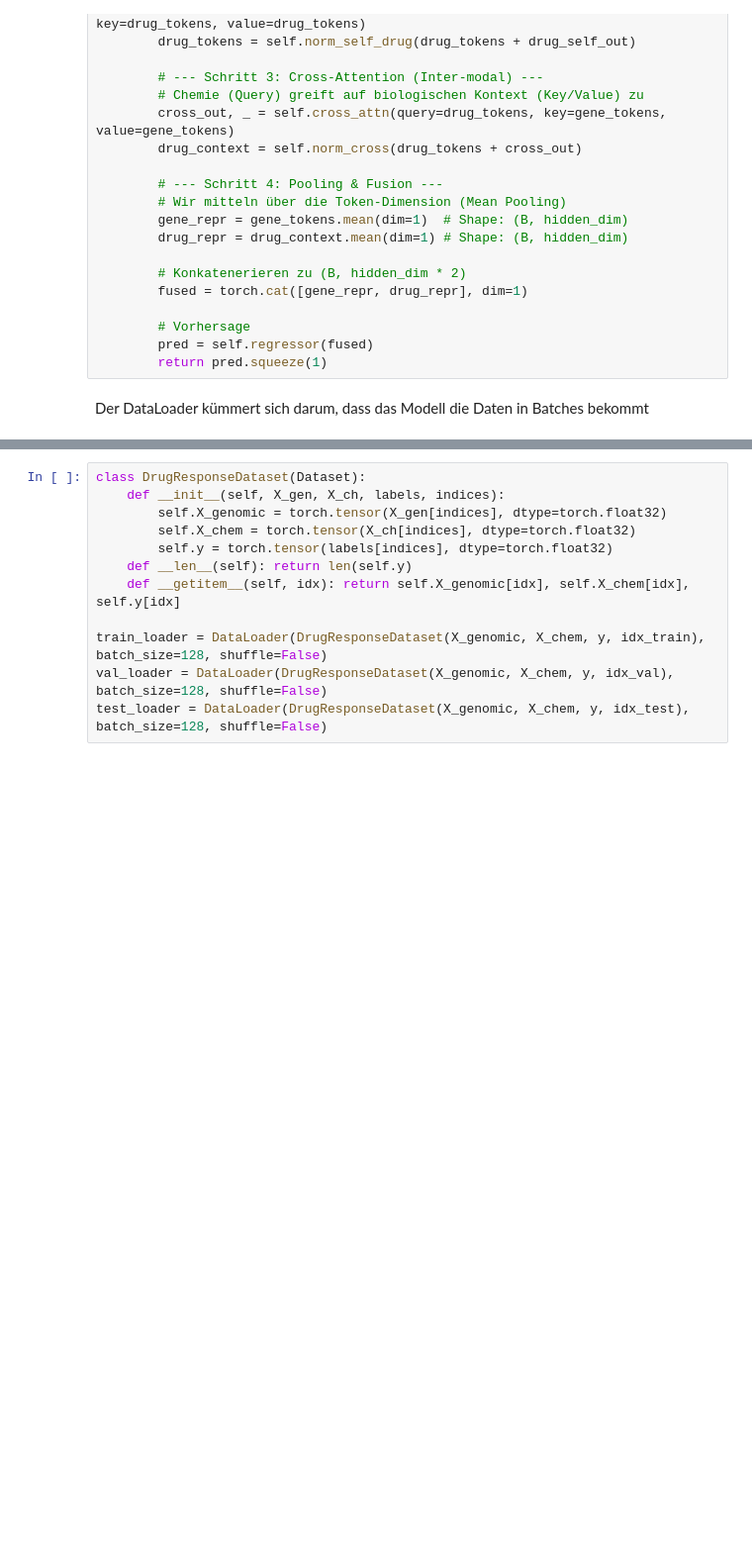
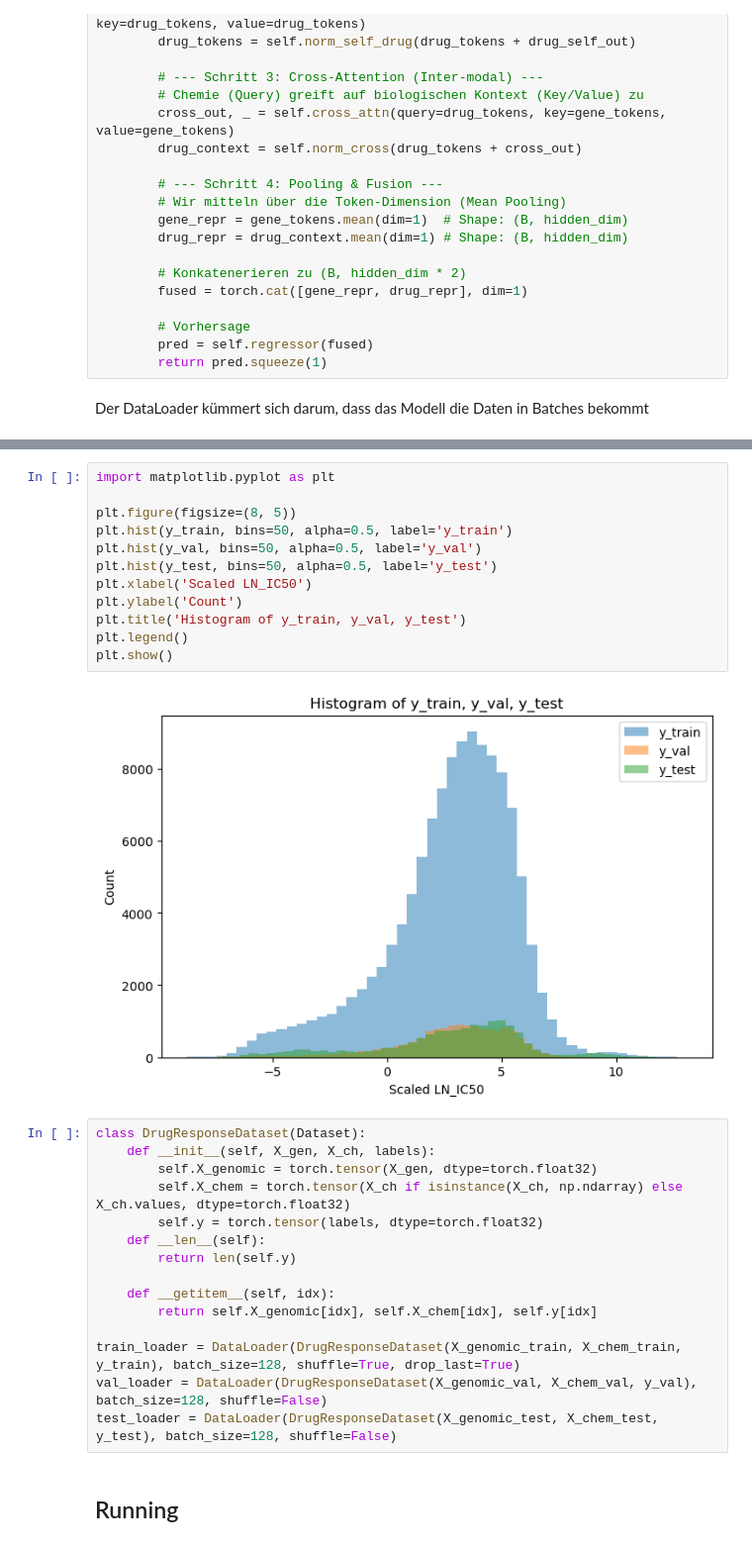
Before and after one commit to s-juross/projekt_genomforschung, a Jupyter notebook: attention-based-fusion.ipynb, the cells around one changed output, grey strips where cells are left out. Shown at 99% size. Cells and saved outputs as stored; diff of their text form; blank space fills up the shorter version.

```diff
--- a/attention-based-fusion.ipynb
+++ b/attention-based-fusion.ipynb
@@ -323,13 +222,32 @@ X_chem_test = chem_scaler.transform(X_chem_test)
+# %%
+import matplotlib.pyplot as plt
+
+plt.figure(figsize=(8, 5))
+plt.hist(y_train, bins=50, alpha=0.5, label='y_train')
+plt.hist(y_val, bins=50, alpha=0.5, label='y_val')
+plt.hist(y_test, bins=50, alpha=0.5, label='y_test')
+plt.xlabel('Scaled LN_IC50')
+plt.ylabel('Count')
+plt.title('Histogram of y_train, y_val, y_test')
+plt.legend()
+plt.show()
+# %% [output]
+[figure, added]
 # %%
 class DrugResponseDataset(Dataset):
-    def __init__(self, X_gen, X_ch, labels, indices):
-        self.X_genomic = torch.tensor(X_gen[indices], dtype=torch.float32)
-        self.X_chem = torch.tensor(X_ch[indices], dtype=torch.float32)
-        self.y = torch.tensor(labels[indices], dtype=torch.float32)
-    def __len__(self): return len(self.y)
-    def __getitem__(self, idx): return self.X_genomic[idx], self.X_chem[idx], self.y[idx]
+    def __init__(self, X_gen, X_ch, labels):
+        self.X_genomic = torch.tensor(X_gen, dtype=torch.float32)
+        self.X_chem = torch.tensor(X_ch if isinstance(X_ch, np.ndarray) else X_ch.values, dtype=torch.float32)
+        self.y = torch.tensor(labels, dtype=torch.float32)
+    def __len__(self):
+        return len(self.y)
 
-train_loader = DataLoader(DrugResponseDataset(X_genomic, X_chem, y, idx_train), batch_size=128, shuffle=False)
-val_loader = DataLoader(DrugResponseDataset(X_genomic, X_chem, y, idx_val), batch_size=128, shuffle=False)
-test_loader = DataLoader(DrugResponseDataset(X_genomic, X_chem, y, idx_test), batch_size=128, shuffle=False)
+    def __getitem__(self, idx):
+        return self.X_genomic[idx], self.X_chem[idx], self.y[idx]
+
+train_loader = DataLoader(DrugResponseDataset(X_genomic_train, X_chem_train, y_train), batch_size=128, shuffle=True, drop_last=True)
+val_loader = DataLoader(DrugResponseDataset(X_genomic_val, X_chem_val, y_val), batch_size=128, shuffle=False)
+test_loader = DataLoader(DrugResponseDataset(X_genomic_test, X_chem_test, y_test), batch_size=128, shuffle=False)
+# %% [markdown]
+## Running
 # %%
```
Also changed, not shown: parts of 14 cells of this notebook, 1 other file.
